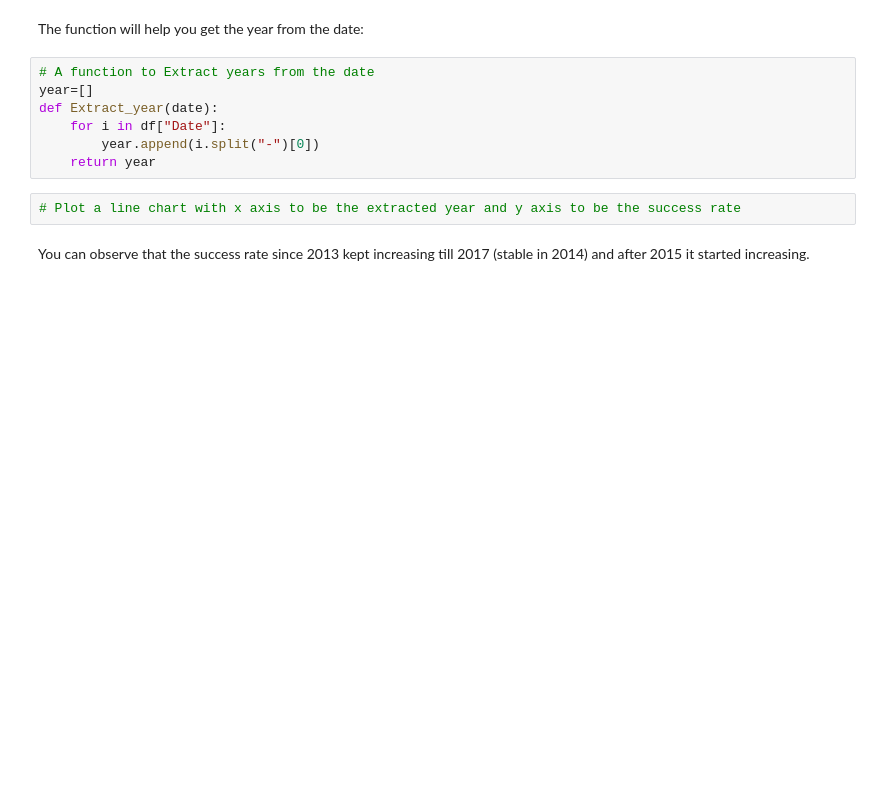
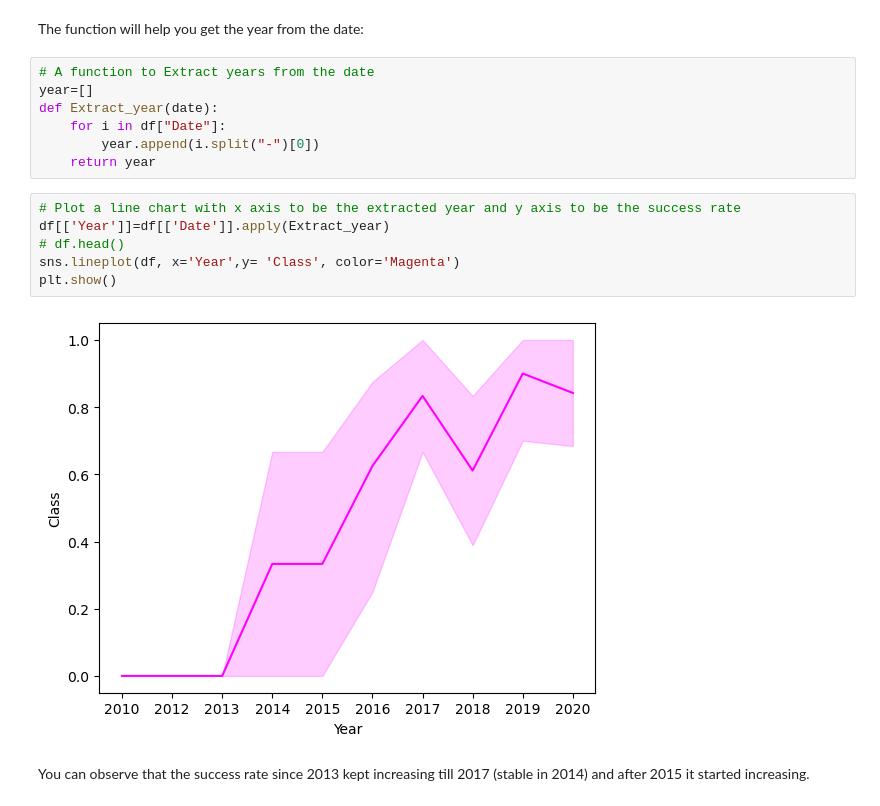
Before and after one commit to tmmendoza29/Coursera, a Jupyter notebook: Applied Capstone Project/EDA/jupyter-labs-eda-dataviz.ipynb, the cells around one changed output. Saved outputs shown, nothing was run; the diff lists cells and outputs as text; blank space fills up the shorter version.

```diff
--- a/Applied Capstone Project/EDA/jupyter-labs-eda-dataviz.ipynb
+++ b/Applied Capstone Project/EDA/jupyter-labs-eda-dataviz.ipynb
@@ -180,6 +180,12 @@ def Extract_year(date):
     return year
 # %%
 # Plot a line chart with x axis to be the extracted year and y axis to be the success rate
+df[['Year']]=df[['Date']].apply(Extract_year)
+# df.head()
+sns.lineplot(df, x='Year',y= 'Class', color='Magenta')
+plt.show()
+# %% [output]
+[figure, added]
 # %% [markdown]
 You can observe that the success rate since 2013 kept increasing till 2017 (stable in 2014) and after 2015 it started increasing.
 # %% [markdown]
```
Also changed, not shown: parts of 4 cells of this notebook, 3 other files.
